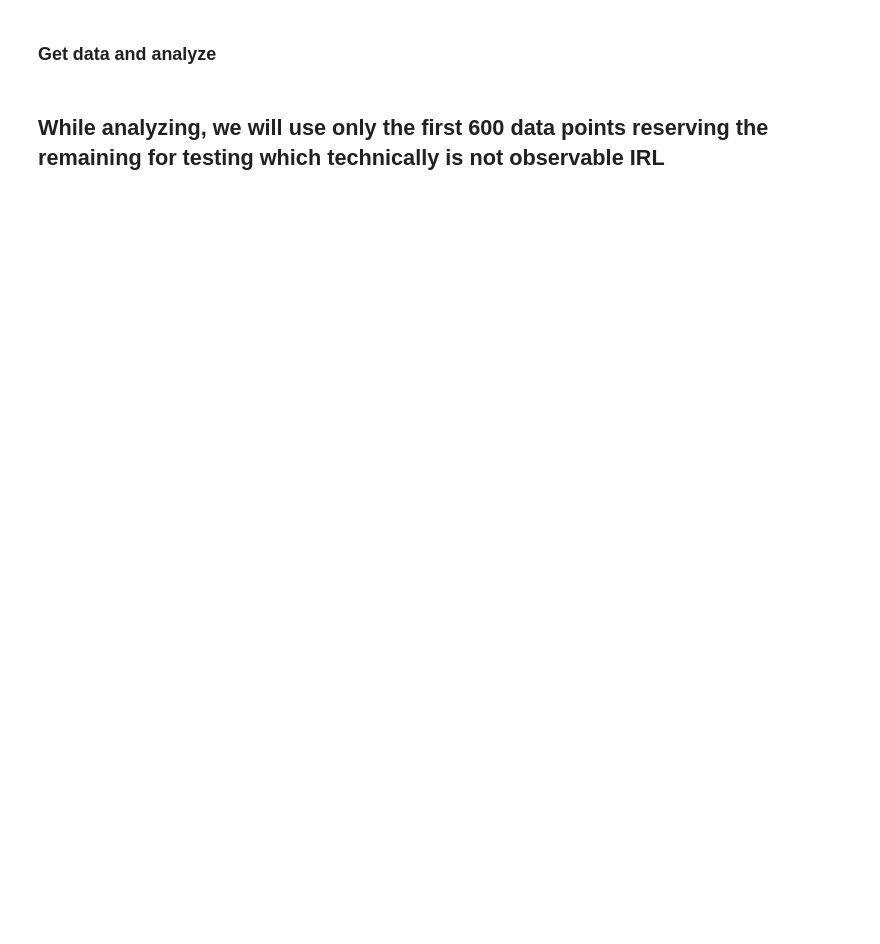
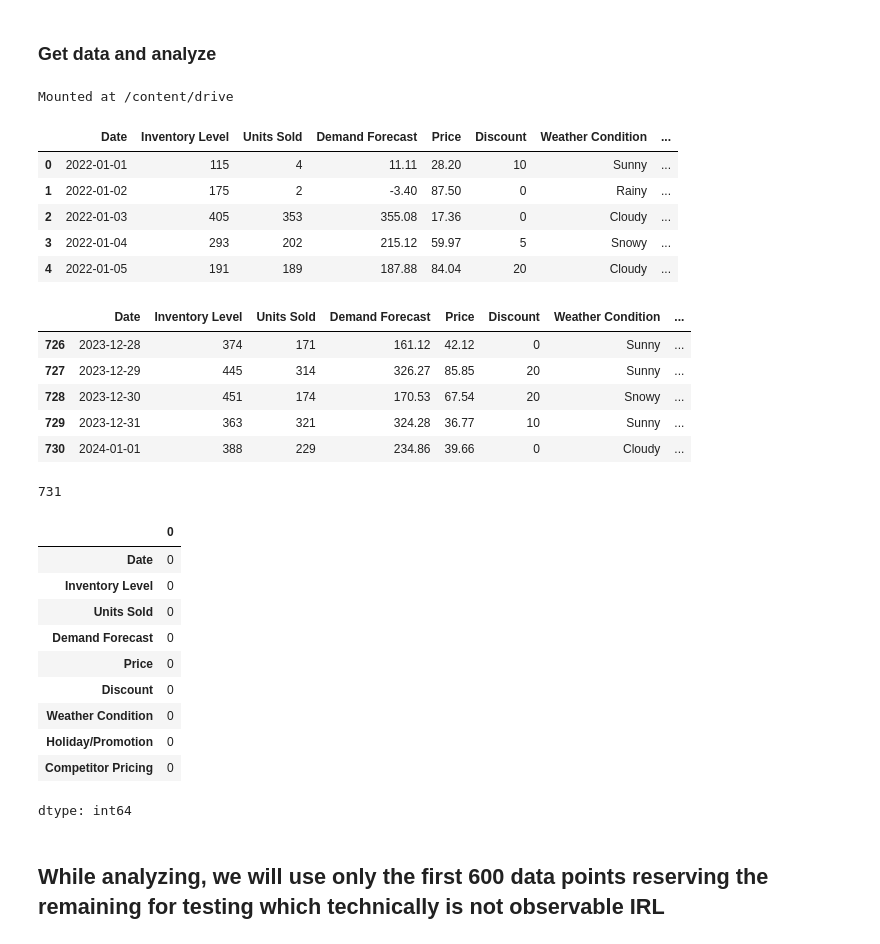
Before and after one commit to pillaiganesh/MyAIAdventures, a Jupyter notebook: Sales_data_forecast.ipynb, the cells around one changed output. Drawn from its saved outputs; the diff is of its cells as text; code cells hidden in the pictures; blank space fills up the shorter version.

```diff
--- a/Sales_data_forecast.ipynb
+++ b/Sales_data_forecast.ipynb
@@ -40,14 +59,42 @@ from pandas.plotting import autocorrelation_plot
 ### Get data and analyze
 # %%
 # fetch data from the CSV file
-sales_data = pd.read_csv('prod2store3sales.csv', parse_dates = ['Date'])
+from google.colab import drive
+drive.mount('/content/drive')
+sales_data = pd.read_csv('/content/drive/My Drive/prod2store3sales.csv', parse_dates = ['Date'])
 
 sales_data.head()
 sales_data.tail()
 
 # Finding how many rows of data we have and if there are any NaN values
 len(sales_data)
 sales_data.isna().sum()
+# %% [output]
+Mounted at /content/drive
+|  | Date | Inventory Level | Units Sold | Demand Forecast | Price | Discount | Weather Condition | ... |
+| 0 | 2022-01-01 | 115 | 4 | 11.11 | 28.20 | 10 | Sunny | ... |
+| 1 | 2022-01-02 | 175 | 2 | -3.40 | 87.50 | 0 | Rainy | ... |
+| 2 | 2022-01-03 | 405 | 353 | 355.08 | 17.36 | 0 | Cloudy | ... |
+| 3 | 2022-01-04 | 293 | 202 | 215.12 | 59.97 | 5 | Snowy | ... |
+| 4 | 2022-01-05 | 191 | 189 | 187.88 | 84.04 | 20 | Cloudy | ... |
+|  | Date | Inventory Level | Units Sold | Demand Forecast | Price | Discount | Weather Condition | ... |
+| 726 | 2023-12-28 | 374 | 171 | 161.12 | 42.12 | 0 | Sunny | ... |
+| 727 | 2023-12-29 | 445 | 314 | 326.27 | 85.85 | 20 | Sunny | ... |
+| 728 | 2023-12-30 | 451 | 174 | 170.53 | 67.54 | 20 | Snowy | ... |
+| 729 | 2023-12-31 | 363 | 321 | 324.28 | 36.77 | 10 | Sunny | ... |
+| 730 | 2024-01-01 | 388 | 229 | 234.86 | 39.66 | 0 | Cloudy | ... |
+731
+|  | 0 |
+| Date | 0 |
+| Inventory Level | 0 |
+| Units Sold | 0 |
+| Demand Forecast | 0 |
+| Price | 0 |
+| Discount | 0 |
+| Weather Condition | 0 |
+| Holiday/Promotion | 0 |
+| Competitor Pricing | 0 |
+dtype: int64
 # %% [markdown]
 ## While analyzing, we will use only the first 600 data points reserving the remaining for testing which technically is not observable IRL
 # %%
```
Also changed, not shown: parts of 18 cells of this notebook.
